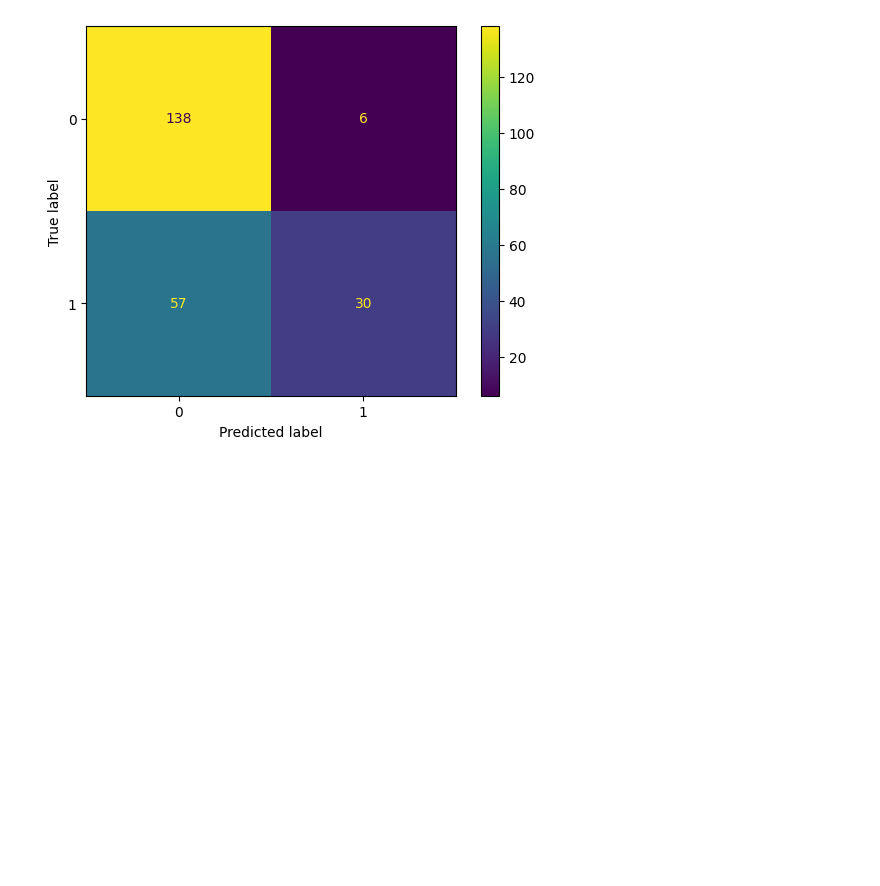
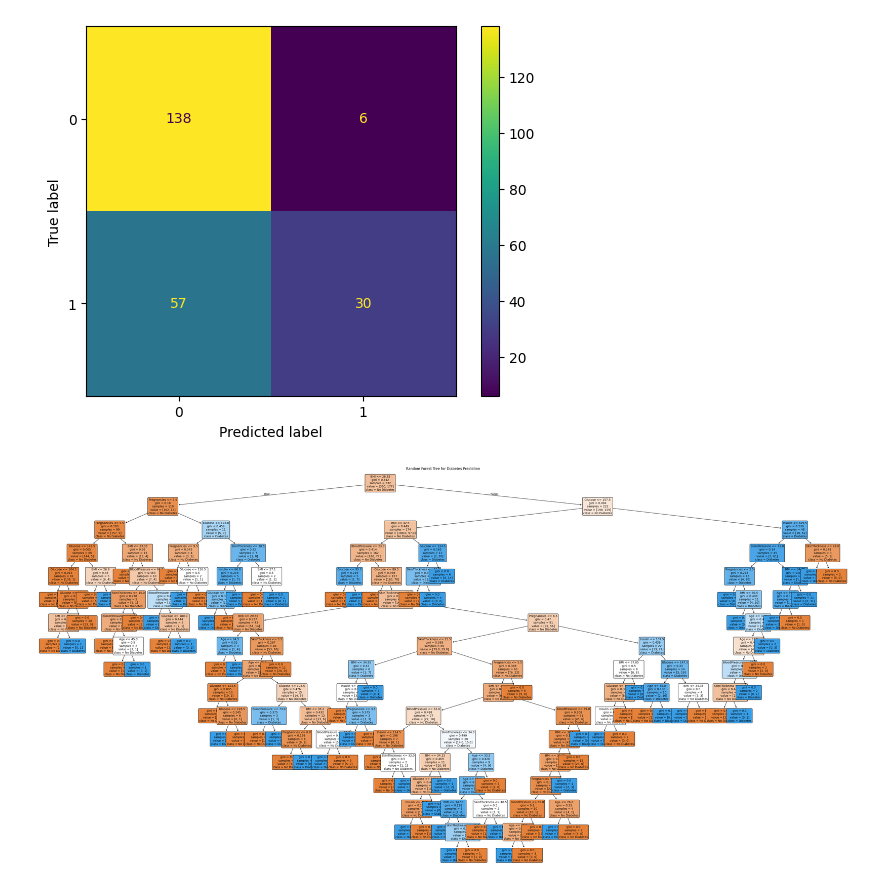
Before and after one commit to JaySatishPatel/Machine-Learning-Lab, a Jupyter notebook: Assignment-7/Random_Forest.ipynb, the cells around one changed output. Saved outputs shown, nothing was run; the diff lists cells and outputs as text; code cells hidden in the pictures; blank space fills up the shorter version.

Commit message:
Completed Random Forest Classifier

```diff
--- a/Assignment-7/Random_Forest.ipynb
+++ b/Assignment-7/Random_Forest.ipynb
@@ -113,0 +118,9 @@ ConfusionMatrixDisplay(confusion_matrix=cm).plot()
+# %%
+estimator  = RF.estimators_[0]
+
+plt.figure(figsize=(50,25))
+plot_tree(estimator, feature_names=x.columns, class_names=["No Diabetes", "Diabetes"], filled=True, rounded=True, fontsize=10)
+plt.title("Random Forest Tree for Diabetes Prediction")
+plt.show()
+# %% [output]
+[figure, added]
```
Also changed, not shown: parts of 1 cell of this notebook.
